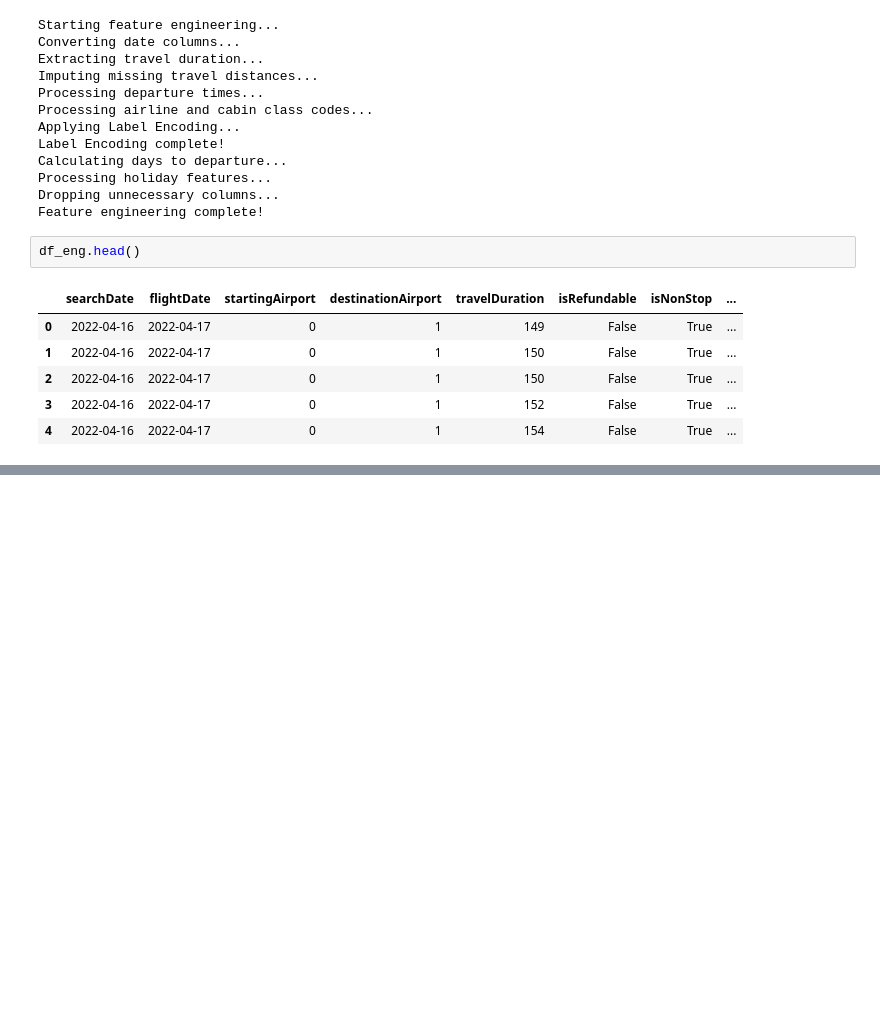
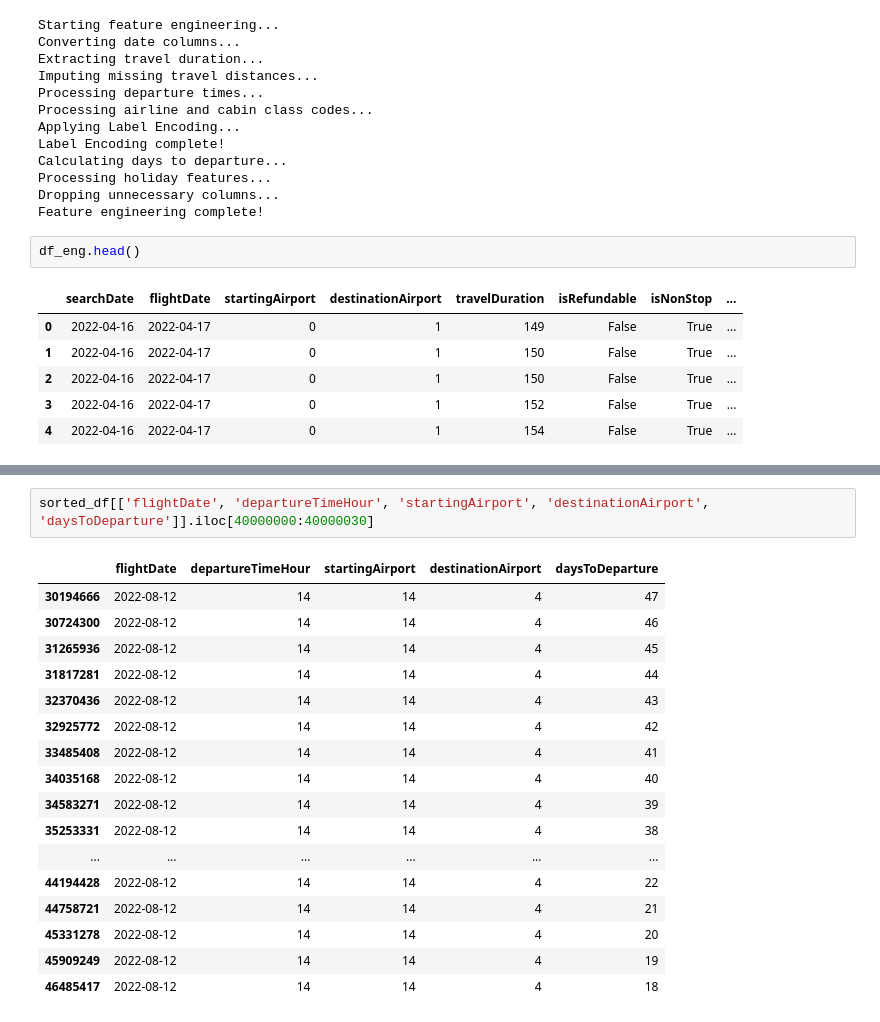
Before and after one commit to bhstoller/AirFareCast, a Jupyter notebook: wrangling.ipynb, the cells around one changed output, grey strips where cells are left out. Saved outputs shown, nothing was run; the diff lists cells and outputs as text; blank space fills up the shorter version.

```diff
--- a/wrangling.ipynb
+++ b/wrangling.ipynb
@@ -54,0 +95,20 @@ df_eng.head()
+# %%
+sorted_df[['flightDate', 'departureTimeHour', 'startingAirport', 'destinationAirport', 'daysToDeparture']].iloc[40000000:40000030]
+# %% [output]
+|  | flightDate | departureTimeHour | startingAirport | destinationAirport | daysToDeparture |
+| 30194666 | 2022-08-12 | 14 | 14 | 4 | 47 |
+| 30724300 | 2022-08-12 | 14 | 14 | 4 | 46 |
+| 31265936 | 2022-08-12 | 14 | 14 | 4 | 45 |
+| 31817281 | 2022-08-12 | 14 | 14 | 4 | 44 |
+| 32370436 | 2022-08-12 | 14 | 14 | 4 | 43 |
+| 32925772 | 2022-08-12 | 14 | 14 | 4 | 42 |
+| 33485408 | 2022-08-12 | 14 | 14 | 4 | 41 |
+| 34035168 | 2022-08-12 | 14 | 14 | 4 | 40 |
+| 34583271 | 2022-08-12 | 14 | 14 | 4 | 39 |
+| 35253331 | 2022-08-12 | 14 | 14 | 4 | 38 |
+| ... | ... | ... | ... | ... | ... |
+| 44194428 | 2022-08-12 | 14 | 14 | 4 | 22 |
+| 44758721 | 2022-08-12 | 14 | 14 | 4 | 21 |
+| 45331278 | 2022-08-12 | 14 | 14 | 4 | 20 |
+| 45909249 | 2022-08-12 | 14 | 14 | 4 | 19 |
+| 46485417 | 2022-08-12 | 14 | 14 | 4 | 18 |
```
Also changed, not shown: parts of 6 cells of this notebook.
